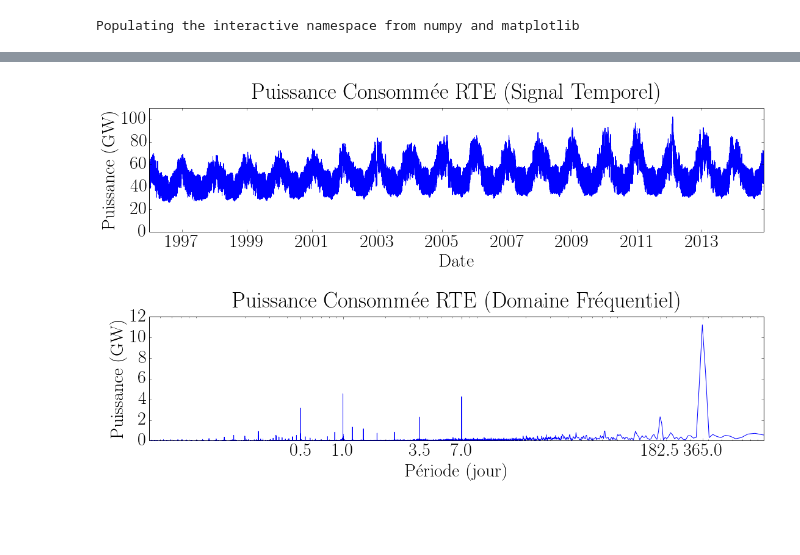
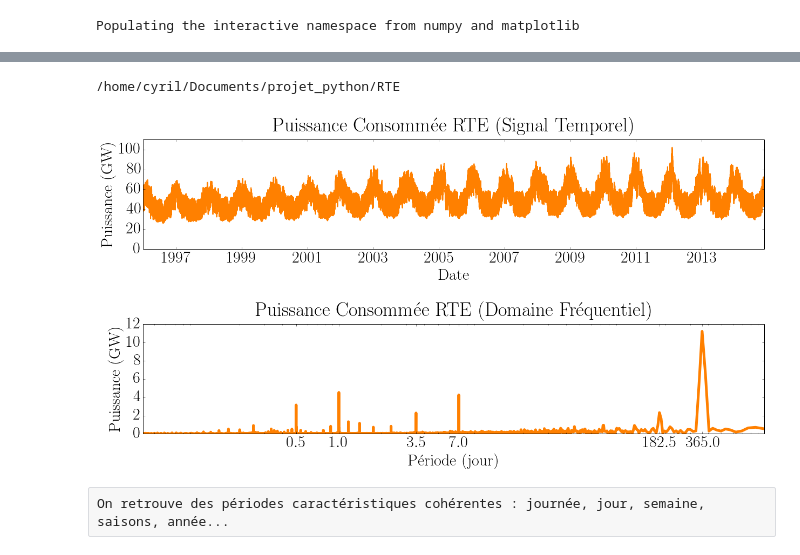
Before and after one commit to cyriljean/ipython-notebook, a Jupyter notebook: RTE_court.ipynb, the cells around one changed output, grey strips where cells are left out. Drawn from its saved outputs; the diff is of its cells as text; code cells hidden in the pictures; blank space fills up the shorter version.

```diff
--- a/RTE_court.ipynb
+++ b/RTE_court.ipynb
@@ -18,4 +18,4 @@ import datetime, time
 from StringIO import StringIO
 import os
 # %%
-dst = '/home/cyril/Documents/projet_python/RTE'
+dst = '/home/cyril/Documents/projet_python/RTE/conso'
@@ -115,35 +127,41 @@ black= blackman(len(s))
 Yhann = fft.fft(hann*s)
+# %%
+cd ..
+# %% [output]
+/home/cyril/Documents/projet_python/RTE
 # %%
 rc('font', **{'family': 'serif', 'serif': ['Computer Modern'], 'size' : 30})
 rc('text', usetex=True)
-rcParams['figure.figsize'] = 16, 10
+rcParams['figure.figsize'] = 18, 10
 
 fig=figure()
 
 ax1 = fig.add_subplot(211)
-plt.plot(x_dt,s)
+plt.plot(x_dt,s,lw=2,color=[1,0.5,0])
 ax1.set_title(r'Puissance Consomm\'ee RTE (Signal Temporel)',position=(0.5,1.05))
 ax1.set_xlabel('Date')
 ax1.set_ylabel('Puissance ($\mathrm{GW}$)')
 ax1.set_yticks([20*i for i in range(6)])
 
 ax2 = fig.add_subplot(212)
-plt.plot(1/X/86400, 2.0*abs(Yhann[:N])/N)
+plt.plot(1/X/86400, 2.0*abs(Yhann[:N])/N,lw=5,color=[1,0.5,0])
 
 ax2.set_xscale('log')
 ax2.set_title(r'Puissance Consomm\'ee RTE (Domaine Fr\'equentiel)',position=(0.5,1.05))
 ax2.set_xlabel(r'P\'eriode (jour)')
 
 ax2.set_ylabel('Puissance ($\mathrm{GW}$)')
 ax2.set_ylim([0,12])
 ax2.set_xlim([0,1e3])
 
 ax2.set_xticks([0.5,1,3.5,7,182.5,365])
 ax2.get_xaxis().set_major_formatter(matplotlib.ticker.ScalarFormatter())
 
 plt.show
 plt.tight_layout()
 
 plt.savefig('RTE.jpg',bbox_inches='tight', dpi=150, transparent=False)
 # %% [output]
-[figure, old version]
+[figure, new version]
+# %% [raw]
+On retrouve des périodes caractéristiques cohérentes : journée, jour, semaine, saisons, année...
```
Also changed, not shown: parts of 10 cells of this notebook.
